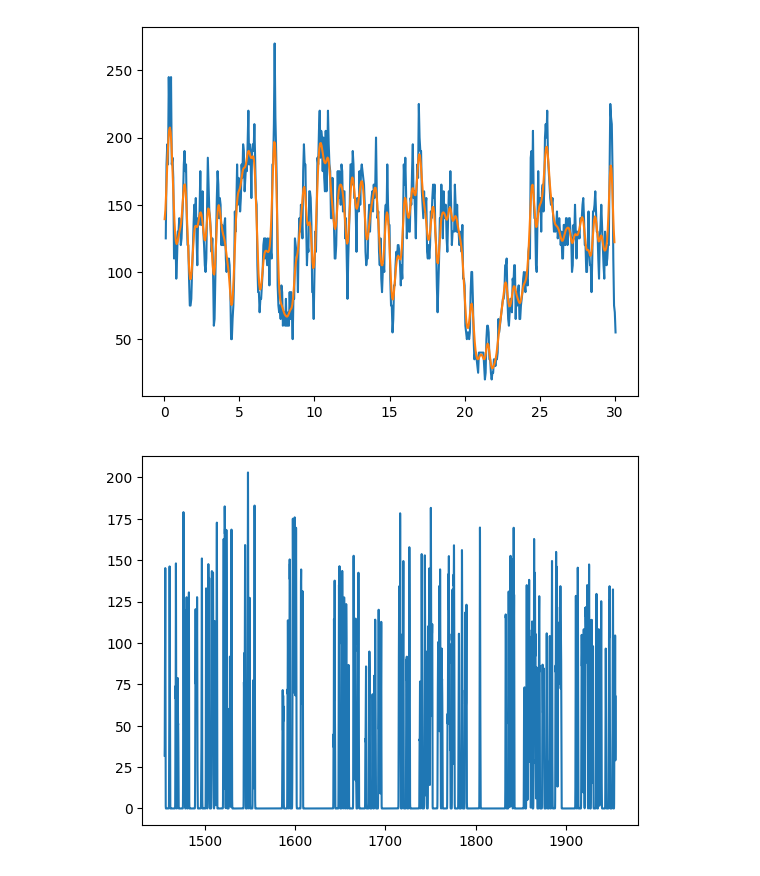
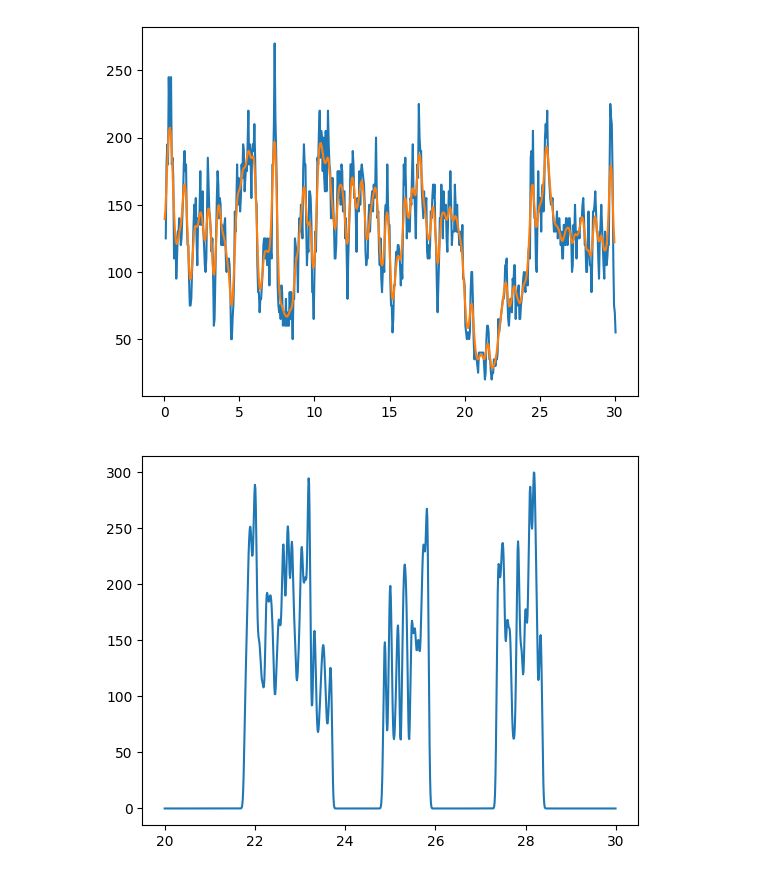
Before and after one commit to pietro-bozzo/CrossRegionCommunicationBH26, a Jupyter notebook: Code/testSDUtilies.ipynb, the cells around one changed output. Saved outputs shown, nothing was run; the diff lists cells and outputs as text; code cells hidden in the pictures.

```diff
--- a/Code/testSDUtilies.ipynb
+++ b/Code/testSDUtilies.ipynb
@@ -55,14 +69,20 @@ plt.plot(y1[:,0],y1[:,1])
 plt.plot(y2[:,0],y2[:,1]);
 # %% [output]
 [figure]
+# %%
+# restrict data to nREM sleep
+spikes_nrem = {r : su.restrict(data['spikes_'+r],data['nrem'],shift=True) for r in regs}
+ripples_nrem = su.restrict(data['ripples'],data['nrem'],shift=True)
 # %%
-ripple_intervals = data['ripples'] + [-0.5,0.5]
-ripple_spikes = {r : su.restrict(data['spikes_'+r][:,0],ripple_intervals) for r in regs}
+# region firing rates around ripples
+ripple_intervals = ripples_nrem + [-0.5,0.5]
+ripple_spikes = {r : su.restrict(spikes_nrem[r][:,0],ripple_intervals) for r in regs}
+firing_rates = {r : su.firingRate(ripple_spikes[r],step=5,smooth=2) for r in regs}
-# %%
-firing_rates = {r : su.firingRate(ripple_spikes[r],smooth=2.5) for r in regs}
 # %%
-plt.plot(firing_rates['hpc'][:,0][:10000],firing_rates['hpc'][:,1][:10000]);
+r = 'nr'
+fr_plot = su.restrict(firing_rates[r],[20,30])
+plt.plot(fr_plot[:,0],fr_plot[:,1]);
 # %% [output]
-[figure, old version]
+[figure, new version]
 # %% [markdown]
 Prova high-passed LFP invece di spike count!!
```
Also changed, not shown: parts of 2 cells of this notebook, 1 other file.
